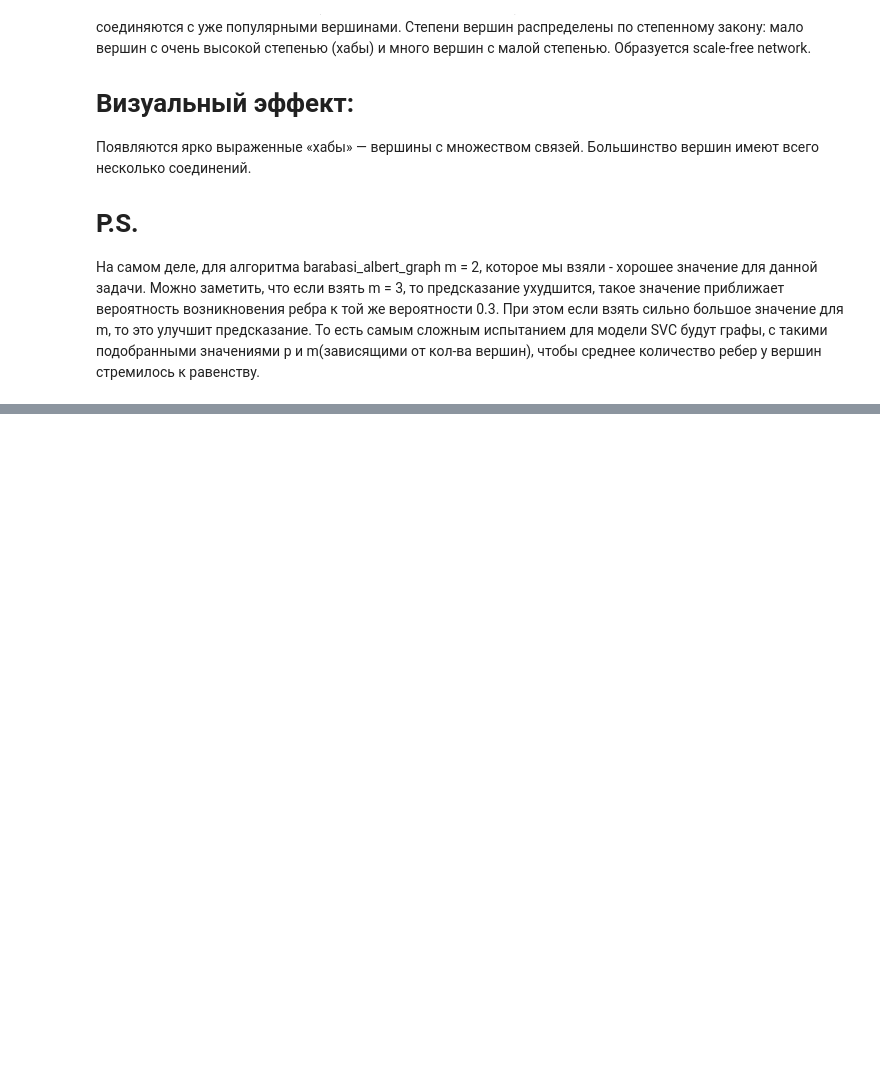
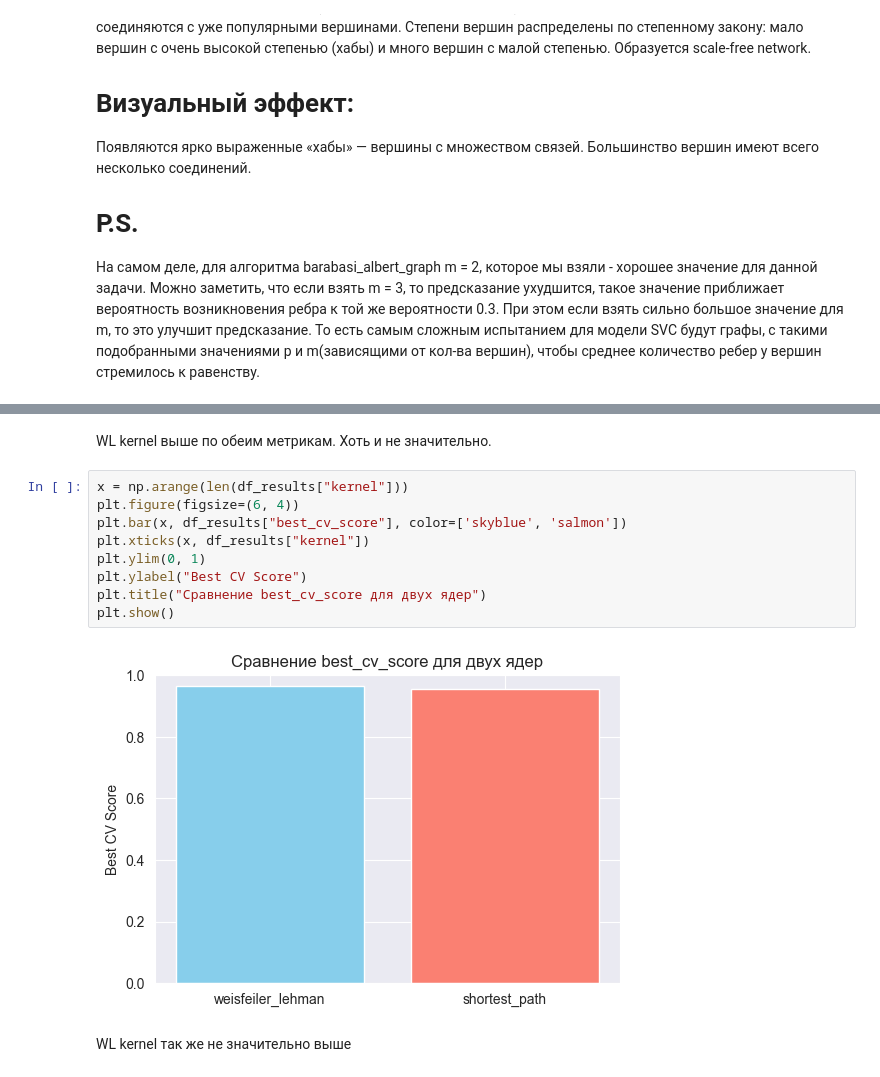
Before and after one commit to Kadochnikov-Daniil/ml-course, a Jupyter notebook: homework/task9/graph_features.ipynb, the cells around one changed output, grey strips where cells are left out. Saved outputs shown, nothing was run; the diff lists cells and outputs as text; blank space fills up the shorter version.

```diff
--- a/homework/task9/graph_features.ipynb
+++ b/homework/task9/graph_features.ipynb
@@ -207,0 +337,15 @@ m — число рёбер, которое добавляется для каж
+# %% [markdown]
+WL kernel выше по обеим метрикам. Хоть и не значительно.
+# %%
+x = np.arange(len(df_results["kernel"]))
+plt.figure(figsize=(6, 4))
+plt.bar(x, df_results["best_cv_score"], color=['skyblue', 'salmon'])
+plt.xticks(x, df_results["kernel"])
+plt.ylim(0, 1)
+plt.ylabel("Best CV Score")
+plt.title("Сравнение best_cv_score для двух ядер")
+plt.show()
+# %% [output]
+[figure, added]
+# %% [markdown]
+WL kernel так же не значительно выше
```
Also changed, not shown: parts of 9 cells of this notebook.
